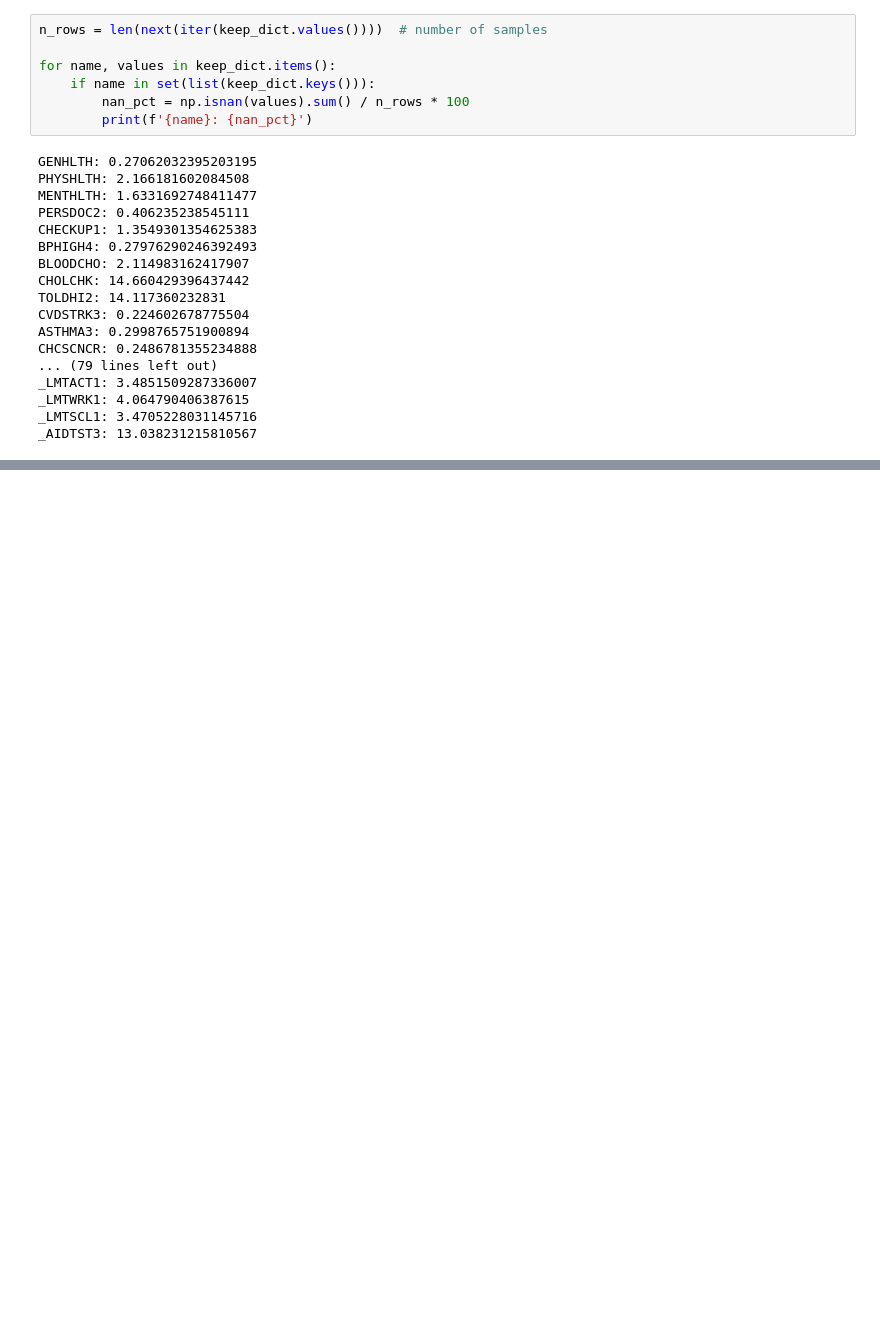
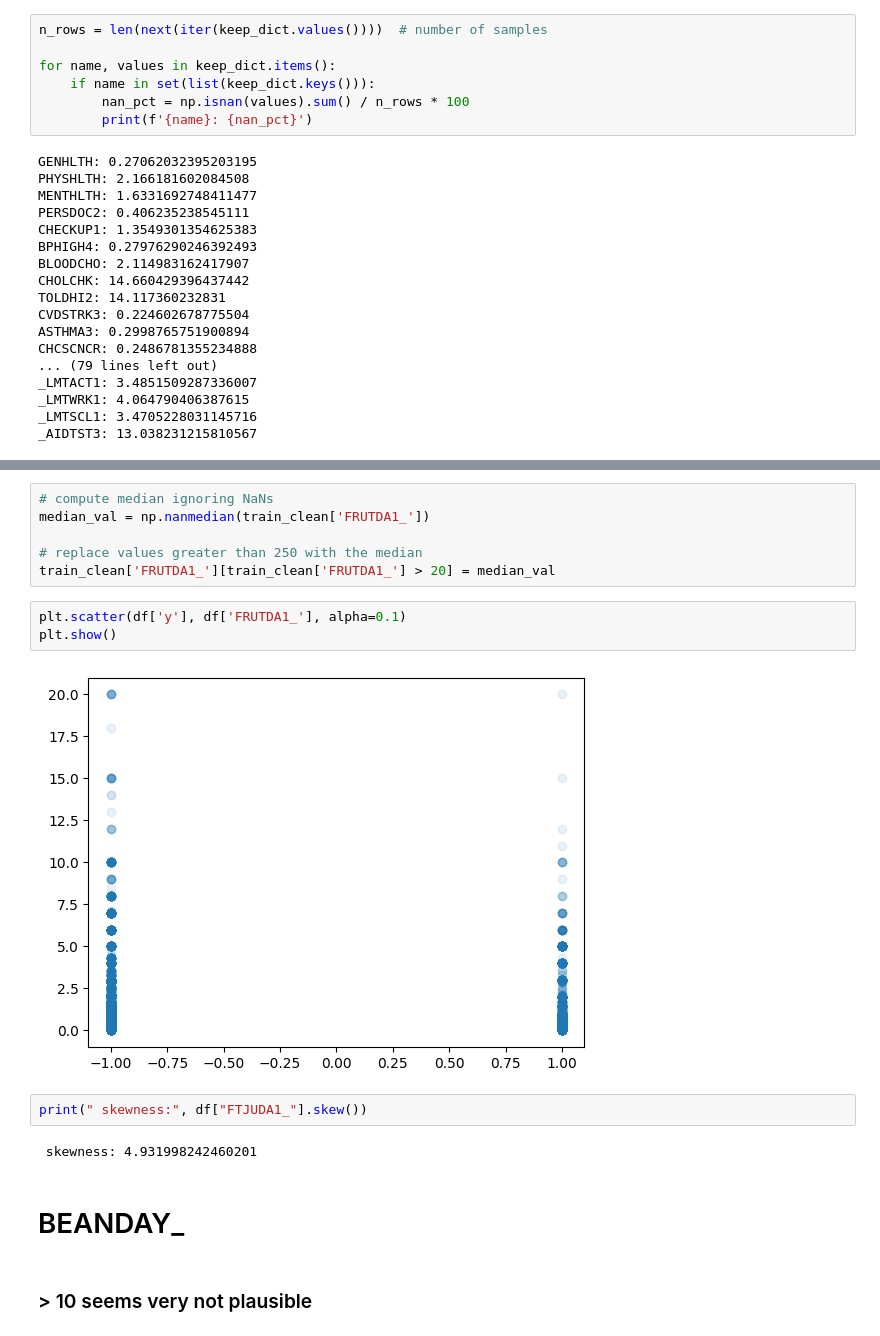
Before and after one commit to FabienDon/MLProject1, a Jupyter notebook: dropped_feautures.ipynb, the cells around one changed output, grey strips where cells are left out. Cells and saved outputs as stored; diff of their text form; blank space fills up the shorter version.

```diff
--- a/dropped_feautures.ipynb
+++ b/dropped_feautures.ipynb
@@ -494,0 +421,19 @@ len(train_clean)
+# %%
+# compute median ignoring NaNs
+median_val = np.nanmedian(train_clean['FRUTDA1_'])
+
+# replace values greater than 250 with the median
+train_clean['FRUTDA1_'][train_clean['FRUTDA1_'] > 20] = median_val
+# %%
+plt.scatter(df['y'], df['FRUTDA1_'], alpha=0.1)
+plt.show()
+# %% [output]
+[figure, added]
+# %%
+print(" skewness:", df["FTJUDA1_"].skew())
+# %% [output]
+ skewness: 4.931998242460201
+# %% [markdown]
+# BEANDAY_
+# %% [markdown]
+### > 10 seems very not plausible
```
Also changed, not shown: parts of 53 cells of this notebook, 6 other files.
